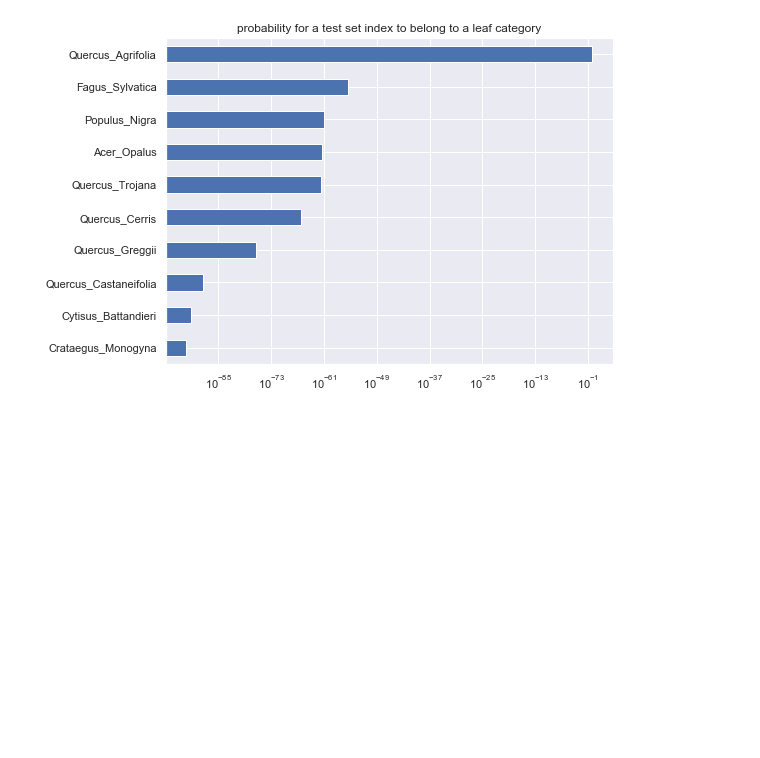
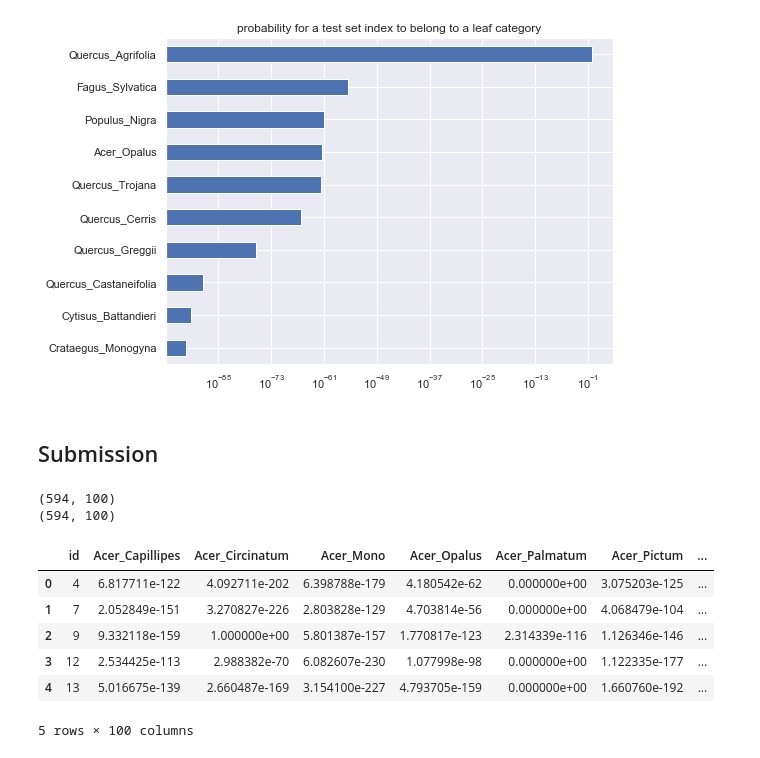
Before and after one commit to LaurentFerhi/Leaf-classifier, a Jupyter notebook: Leaf_classifier.ipynb, the cells around one changed output. Drawn from its saved outputs; the diff is of its cells as text; code cells hidden in the pictures; blank space fills up the shorter version.

```diff
--- a/Leaf_classifier.ipynb
+++ b/Leaf_classifier.ipynb
@@ -237,3 +247,24 @@ plt.xscale('log')
 plt.title('probability for a test set index to belong to a leaf category');
 # %% [output]
 [figure]
+# %% [markdown]
+## Submission
+# %%
+df_submission = df_results.drop('prediction',axis=1)
+df_submission.insert(0, 'id', test_df['id'])
+
+print(df_submission.shape)
+print(sample_sub_df.shape)
+# %% [output]
+(594, 100)
+(594, 100)
+# %%
+df_submission.head()
+# %% [output]
+|  | id | Acer_Capillipes | Acer_Circinatum | Acer_Mono | Acer_Opalus | Acer_Palmatum | Acer_Pictum | ... |
+| 0 | 4 | 6.817711e-122 | 4.092711e-202 | 6.398788e-179 | 4.180542e-62 | 0.000000e+00 | 3.075203e-125 | ... |
+| 1 | 7 | 2.052849e-151 | 3.270827e-226 | 2.803828e-129 | 4.703814e-56 | 0.000000e+00 | 4.068479e-104 | ... |
+| 2 | 9 | 9.332118e-159 | 1.000000e+00 | 5.801387e-157 | 1.770817e-123 | 2.314339e-116 | 1.126346e-146 | ... |
+| 3 | 12 | 2.534425e-113 | 2.988382e-70 | 6.082607e-230 | 1.077998e-98 | 0.000000e+00 | 1.122335e-177 | ... |
+| 4 | 13 | 5.016675e-139 | 2.660487e-169 | 3.154100e-227 | 4.793705e-159 | 0.000000e+00 | 1.660760e-192 | ... |
+5 rows × 100 columns
```
Also changed, not shown: parts of 7 cells of this notebook, 1 other file.
